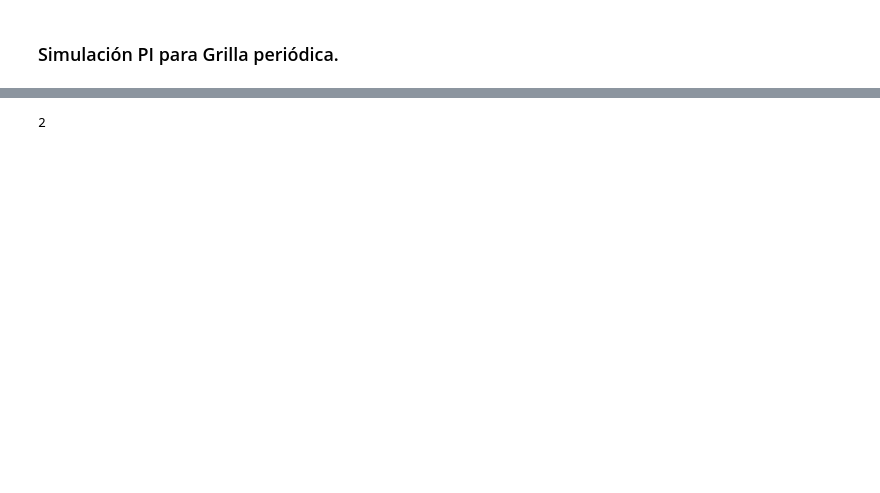
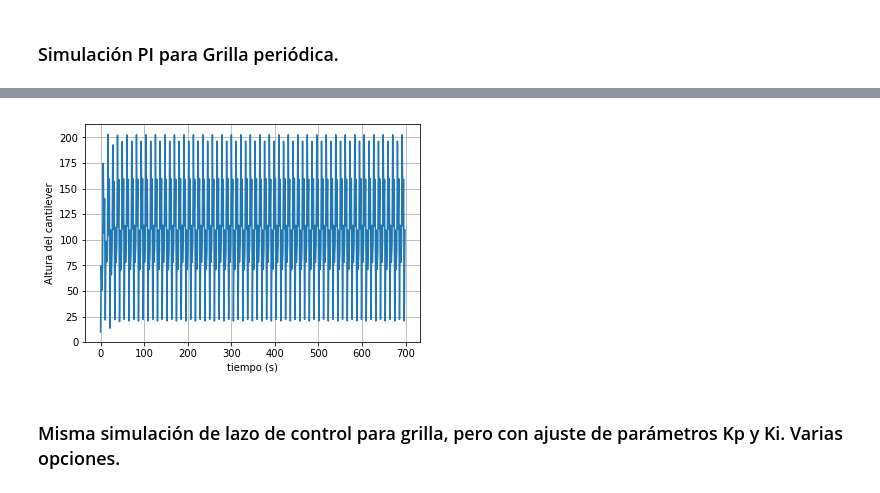
Before and after one commit to Juanfio/Laboratorio_5, a Jupyter notebook: Practica 1 - Microscopía de Fuerza Atómica/Simulacion/Simulación PI.ipynb, the cells around one changed output, grey strips where cells are left out. Cells and saved outputs as stored; diff of their text form; code cells hidden in the pictures; blank space fills up the shorter version.

```diff
--- a/Practica 1 - Microscopía de Fuerza Atómica/Simulacion/Simulación PI.ipynb
+++ b/Practica 1 - Microscopía de Fuerza Atómica/Simulacion/Simulación PI.ipynb
@@ -99,5 +63,70 @@ plt.show ()
-# %%
-a = 10 % 8
-print (a)
-# %% [output]
-2
+# %%
+# Características de la grilla. (Para una superficie rugosa poner un valor de y que sea aleatorio)
+pixeles = 450
+x = np.linspace (0,100,pixeles)
+y = []
+altura_grilla = 100
+
+# Modelado grilla.
+for i in range (len(x)):
+    if i % 7 == 0:
+        y.append (altura_grilla)
+    elif (i - 1) % 7 == 0:
+        y.append (altura_grilla)
+    elif (i - 2) % 7 == 0:
+        y.append (altura_grilla)
+    elif (i - 3) % 7 == 0:
+        y.append (altura_grilla)
+    else:
+        y.append (0)
+
+## ------------------ ** ------------------ ##
+# Características del lazo.
+# El cantilever tiene que tener una altura mayor a la del máximo de la muestra porque sino cuando llega al valor de x tal que
+# la muestra tiene altura 100, si el setpoint es menor a 100, se rompe.
+setpoint = 110
+
+alt_canti = []
+e_t = []
+T = []
+
+total = 700 # Tiempo total en recorrer cada linea.
+tiempo_por_pixel = total/pixeles
+respuesta_lazo = 1 # Representa el tiempo que le toma al lazo corregir. Tiene que ser menor que el tiempo por pixel.
+
+## ------------------ ** ------------------ ##
+# De esta manera el lazo logra corregirse 2 veces en cada posición.
+# Cantidad de correcciones esta dada por: a) tiempo que estoy en cada pixel, b) tiempo de respuesta del lazo.
+# En este caso como el tiempo que esta en cada pixel es mayor al tiempo de respuesta del lazo, logra corregir la altura mas de
+# una vez antes de cambiar de posición.
+N = int(tiempo_por_pixel/respuesta_lazo)
+
+## ------------------ ** ------------------ ##
+# Condiciones iniciales.
+distancia_canti_muestra = setpoint
+t = 0
+K_p = 1.6479
+K_i = 0.1694
+
+for i in range (len(x)):
+    distancia_canti_muestra = distancia_canti_muestra - y[i]
+    for _ in range (N):
+        e_t.append (setpoint - distancia_canti_muestra)
+        T.append (t)
+        e_t_i = sp.integrate.simps (e_t,T)
+        e_t_1 = setpoint - distancia_canti_muestra
+        alt_canti.append (distancia_canti_muestra)
+        distancia_canti_muestra = distancia_canti_muestra + K_p * e_t_1 + K_i * e_t_i
+    t = t + tiempo_por_pixel # i recorre cada posición x, x tiene cada pixel, en cada pixel estoy tiempo_por_pixel.
+
+plt.plot (T,alt_canti)
+plt.xlabel ("tiempo (s)")
+plt.ylabel ("Altura del cantilever")
+
+## ------------------ ** ------------------ ##
+plt.grid ()
+plt.show ()
+# %% [output]
+[figure, added]
+# %% [markdown]
+### Misma simulación de lazo de control para grilla, pero con ajuste de parámetros Kp y Ki. Varias opciones.
```
Also changed, not shown: parts of 9 cells of this notebook, 1 other file.
